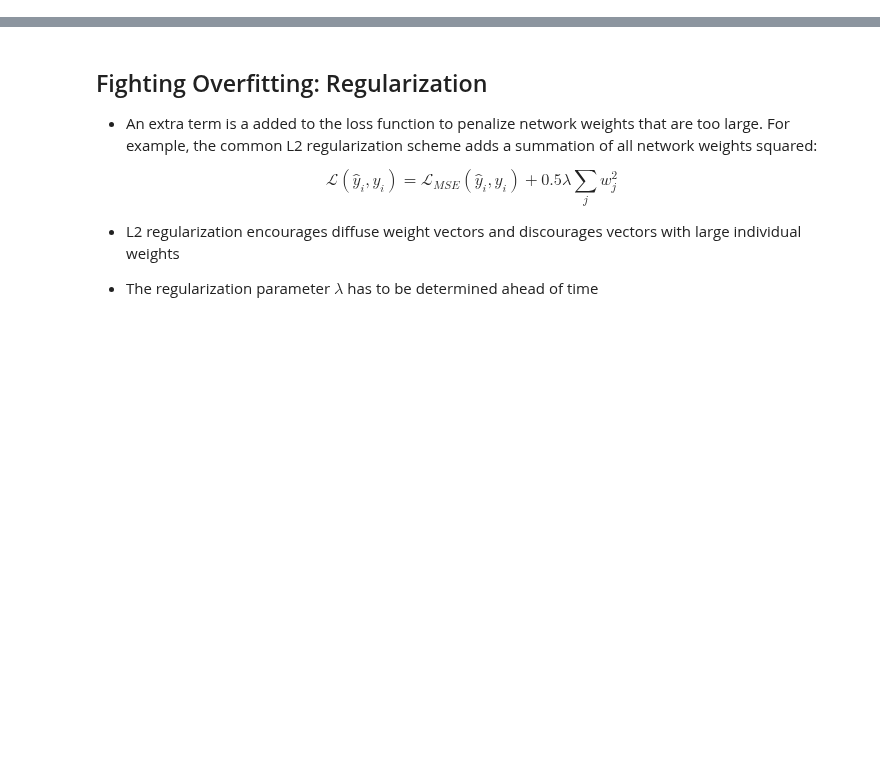
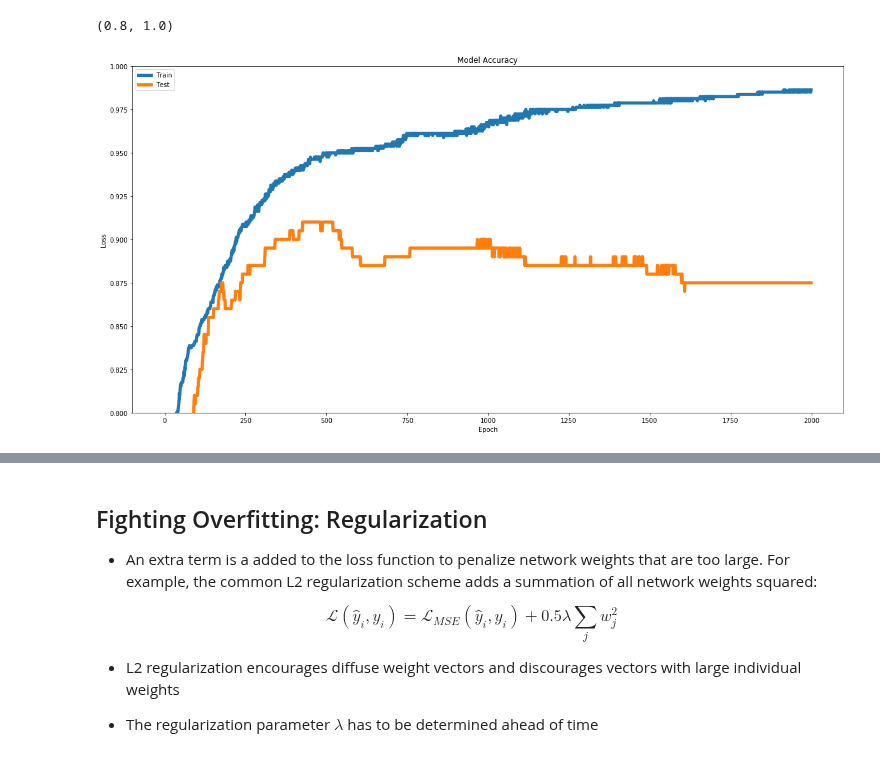
Before and after one commit to KISRDevelopment/nn_course, a Jupyter notebook: generalization.ipynb, the cells around one changed output, grey strips where cells are left out. Saved outputs shown, nothing was run; the diff lists cells and outputs as text; code cells hidden in the pictures; blank space fills up the shorter version.

```diff
--- a/generalization.ipynb
+++ b/generalization.ipynb
@@ -100,0 +98,12 @@ for i in range(N):
+# %%
+f, ax = plt.subplots(1, 1, figsize=(20, 10))
+ax.plot(h.history['acc'], linewidth=5)
+ax.plot(h.history['val_acc'], linewidth=5)
+ax.set_title('Model Accuracy')
+ax.set_ylabel('Loss')
+ax.set_xlabel('Epoch')
+ax.legend(['Train', 'Test'], loc='upper left')
+ax.set_ylim([0.8, 1.0])
+# %% [output]
+(0.8, 1.0)
+[figure, added]
```
Also changed, not shown: parts of 33 cells of this notebook, 4 other files.
